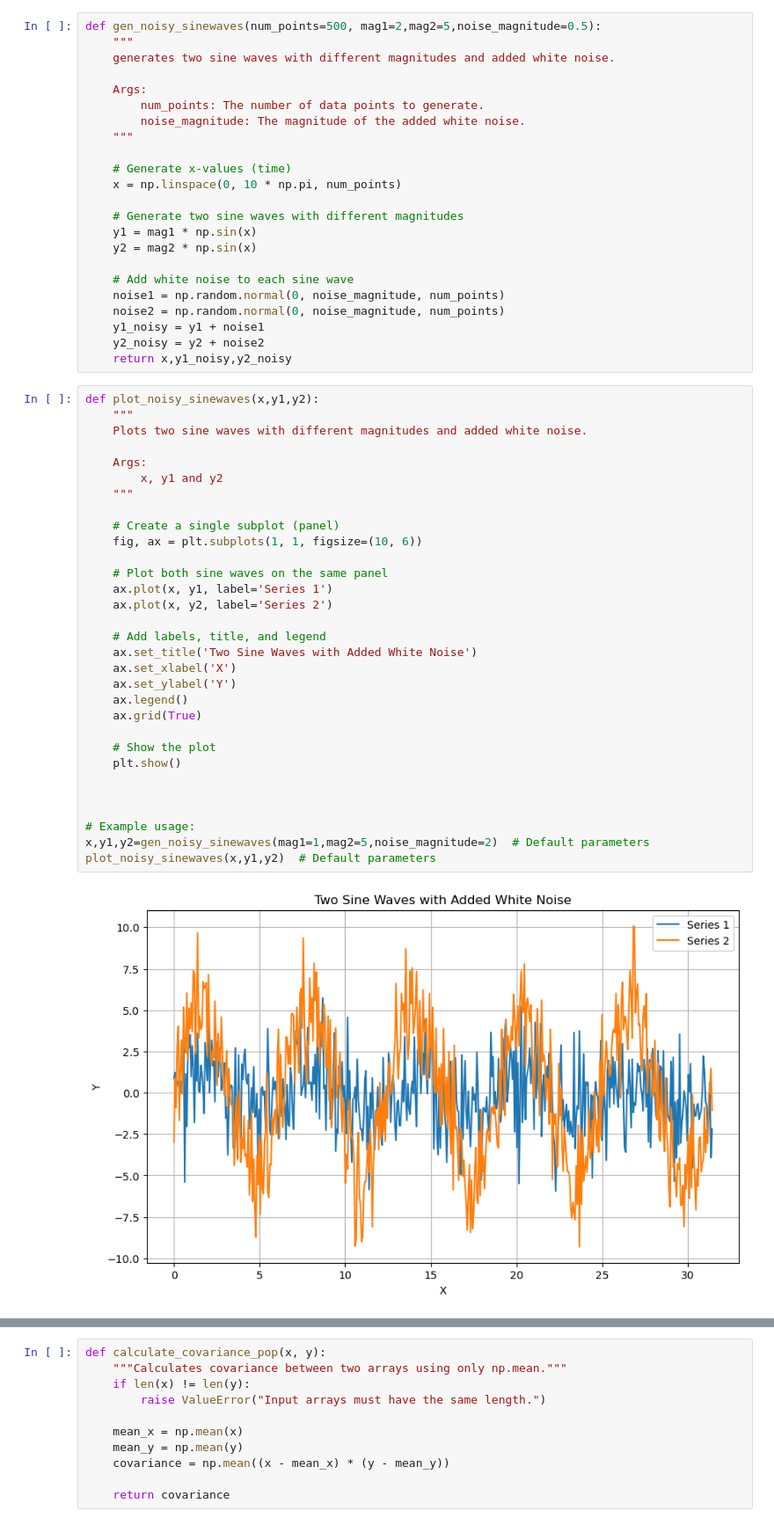
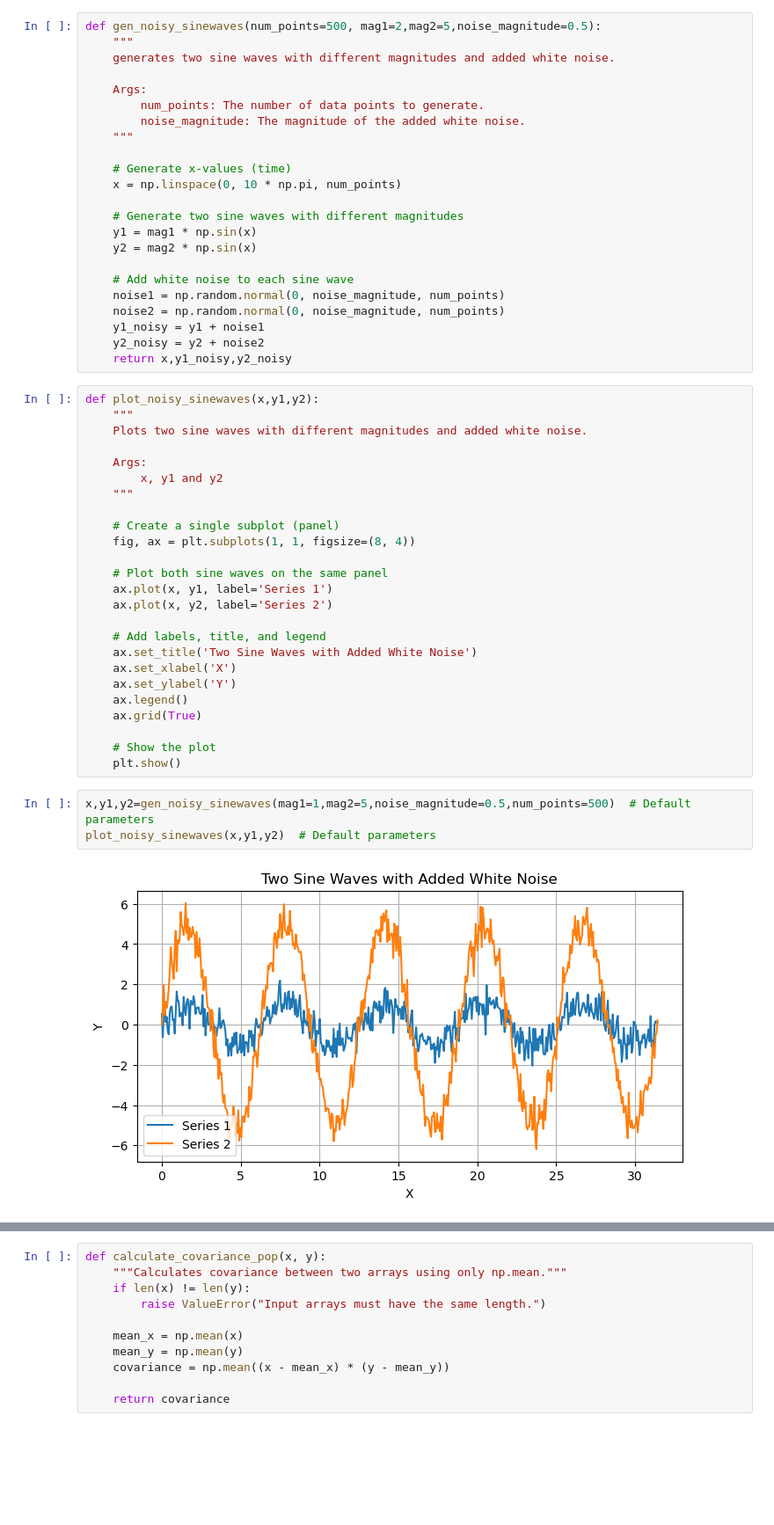
Before and after one commit to adriantompkins/climate-book, a Jupyter notebook: notebooks/climdata_correlation_covariance.ipynb, the cells around one changed output, grey strips where cells are left out. Shown at 88% size. Saved outputs shown, nothing was run; the diff lists cells and outputs as text; blank space fills up the shorter version.

```diff
--- a/notebooks/climdata_correlation_covariance.ipynb
+++ b/notebooks/climdata_correlation_covariance.ipynb
@@ -52,39 +52,36 @@ def gen_noisy_sinewaves(num_points=500, mag1=2,mag2=5,noise_magnitude=0.5):
     y1_noisy = y1 + noise1
     y2_noisy = y2 + noise2
     return x,y1_noisy,y2_noisy
-# %%
-def plot_noisy_sinewaves(x,y1,y2):
-    """
-    Plots two sine waves with different magnitudes and added white noise.
-
-    Args:
-        x, y1 and y2
-    """
-
-    # Create a single subplot (panel)
-    fig, ax = plt.subplots(1, 1, figsize=(10, 6))
-
-    # Plot both sine waves on the same panel
-    ax.plot(x, y1, label='Series 1')
-    ax.plot(x, y2, label='Series 2')
-
-    # Add labels, title, and legend
-    ax.set_title('Two Sine Waves with Added White Noise')
-    ax.set_xlabel('X')
-    ax.set_ylabel('Y')
-    ax.legend()
-    ax.grid(True)
-
-    # Show the plot
-    plt.show()
-
-
-
-# Example usage:
-x,y1,y2=gen_noisy_sinewaves(mag1=1,mag2=5,noise_magnitude=2)  # Default parameters
-plot_noisy_sinewaves(x,y1,y2)  # Default parameters
-# %% [output]
-[figure, removed]
+# %%
+def plot_noisy_sinewaves(x,y1,y2):
+    """
+    Plots two sine waves with different magnitudes and added white noise.
+
+    Args:
+        x, y1 and y2
+    """
+
+    # Create a single subplot (panel)
+    fig, ax = plt.subplots(1, 1, figsize=(8, 4))
+
+    # Plot both sine waves on the same panel
+    ax.plot(x, y1, label='Series 1')
+    ax.plot(x, y2, label='Series 2')
+
+    # Add labels, title, and legend
+    ax.set_title('Two Sine Waves with Added White Noise')
+    ax.set_xlabel('X')
+    ax.set_ylabel('Y')
+    ax.legend()
+    ax.grid(True)
+
+    # Show the plot
+    plt.show()
+# %%
+x,y1,y2=gen_noisy_sinewaves(mag1=1,mag2=5,noise_magnitude=0.5,num_points=500)  # Default parameters
+plot_noisy_sinewaves(x,y1,y2)  # Default parameters
+# %% [output]
+[figure, added]
 # %% [markdown]
 <div class="alert alert-block alert-info">
 
```
Also changed, not shown: parts of 20 cells of this notebook, 2 other files.
